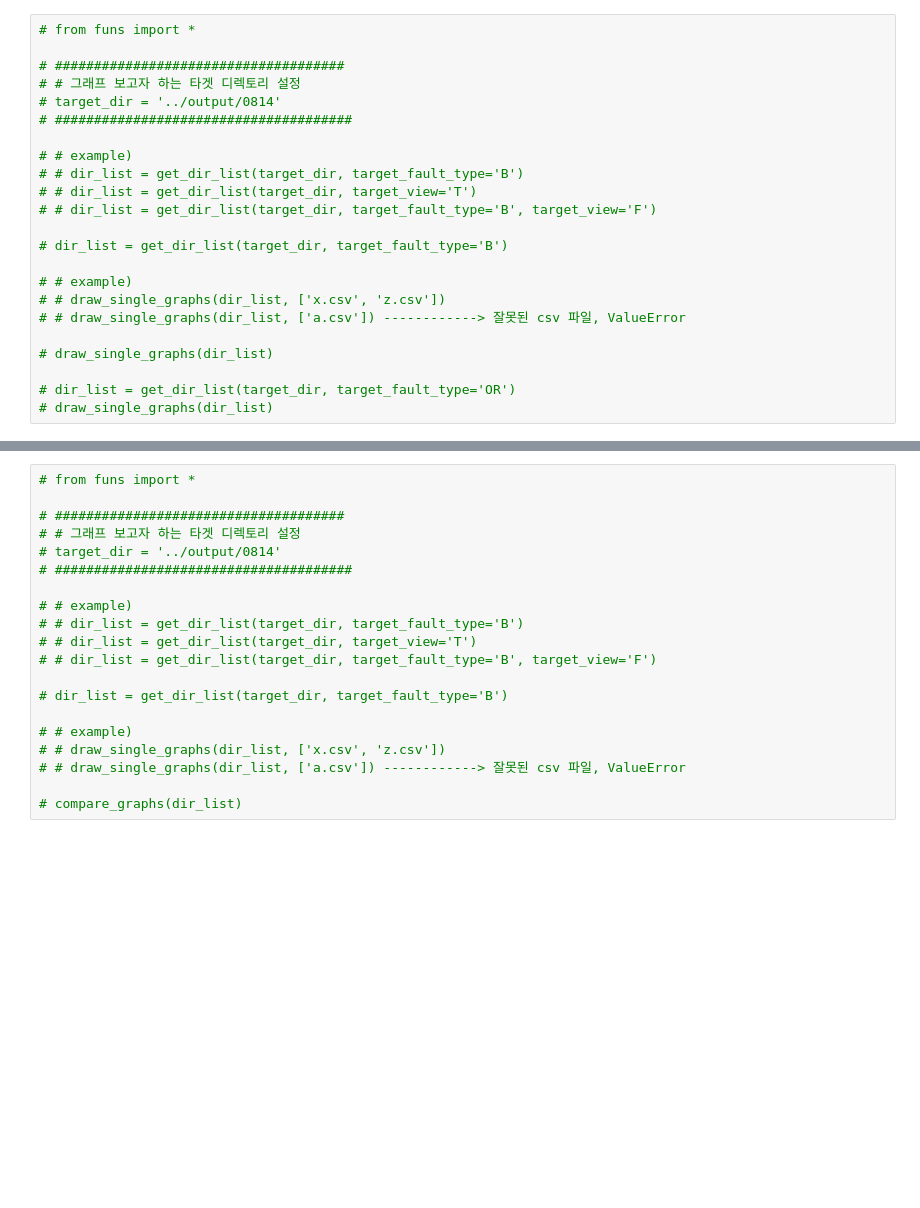
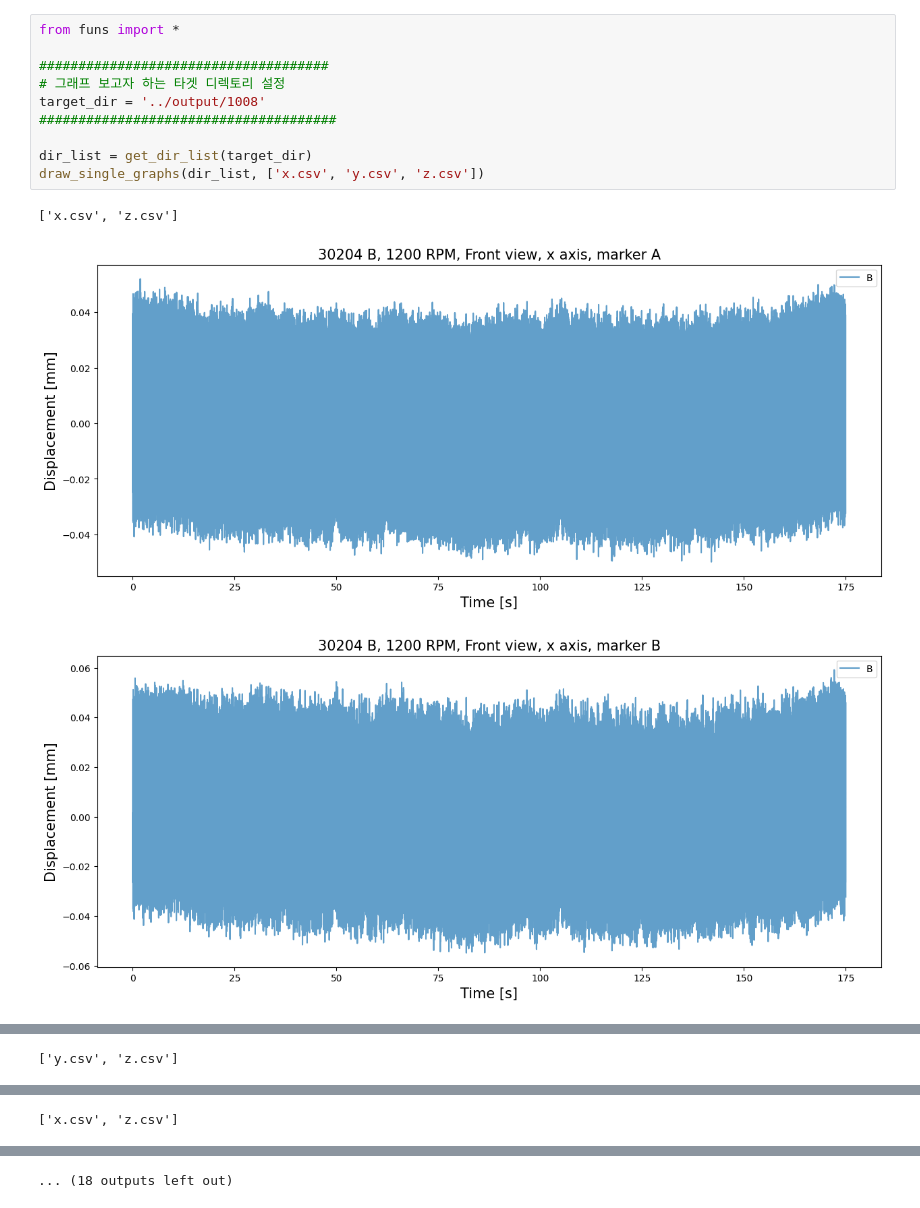
Before and after one commit to RTES-Lab/2024-proj-xtwice, a Jupyter notebook: MDPS-vis-master/painter/graphs.ipynb, the cells around one changed output, grey strips where cells are left out. Drawn from its saved outputs; the diff is of its cells as text; blank space fills up the shorter version.

```diff
--- a/MDPS-vis-master/painter/graphs.ipynb
+++ b/MDPS-vis-master/painter/graphs.ipynb
@@ -1,23 +1,14 @@
 # %%
-# from funs import *
+from funs import *
 
-# #####################################
-# # 그래프 보고자 하는 타겟 디렉토리 설정
-# target_dir = '../output/0814'
-# ######################################
+#####################################
+# 그래프 보고자 하는 타겟 디렉토리 설정
+target_dir = '../output/1008'
+######################################
 
-# # example)
-# # dir_list = get_dir_list(target_dir, target_fault_type='B')
-# # dir_list = get_dir_list(target_dir, target_view='T')
-# # dir_list = get_dir_list(target_dir, target_fault_type='B', target_view='F')
-
-# dir_list = get_dir_list(target_dir, target_fault_type='B')
-
-# # example)
-# # draw_single_graphs(dir_list, ['x.csv', 'z.csv'])
-# # draw_single_graphs(dir_list, ['a.csv']) ------------> 잘못된 csv 파일, ValueError
-
-# draw_single_graphs(dir_list)
-
-# dir_list = get_dir_list(target_dir, target_fault_type='OR')
-# draw_single_graphs(dir_list)
+dir_list = get_dir_list(target_dir)
+draw_single_graphs(dir_list, ['x.csv', 'y.csv', 'z.csv'])
+# %% [output]
+['x.csv', 'z.csv']
+[figure, added]
+[figure, added]
@@ -23,0 +17 @@
+['y.csv', 'z.csv']
@@ -23,0 +22 @@
+['x.csv', 'z.csv']
@@ -24,20 +24 @@
+... (18 outputs left out)
-# %%
-# from funs import *
-
-# #####################################
-# # 그래프 보고자 하는 타겟 디렉토리 설정
-# target_dir = '../output/0814'
-# ######################################
-
-# # example)
-# # dir_list = get_dir_list(target_dir, target_fault_type='B')
-# # dir_list = get_dir_list(target_dir, target_view='T')
-# # dir_list = get_dir_list(target_dir, target_fault_type='B', target_view='F')
-
-# dir_list = get_dir_list(target_dir, target_fault_type='B')
-
-# # example)
-# # draw_single_graphs(dir_list, ['x.csv', 'z.csv'])
-# # draw_single_graphs(dir_list, ['a.csv']) ------------> 잘못된 csv 파일, ValueError
-
-# compare_graphs(dir_list)
```
Also changed, not shown: parts of 5 cells of this notebook, 3 other files.
